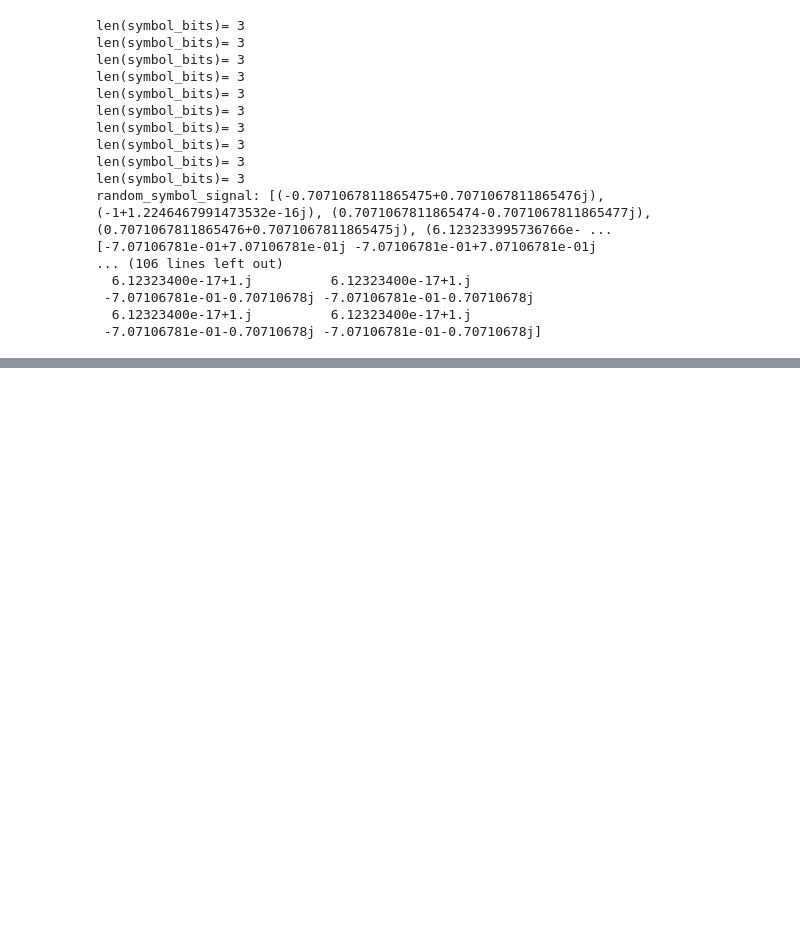
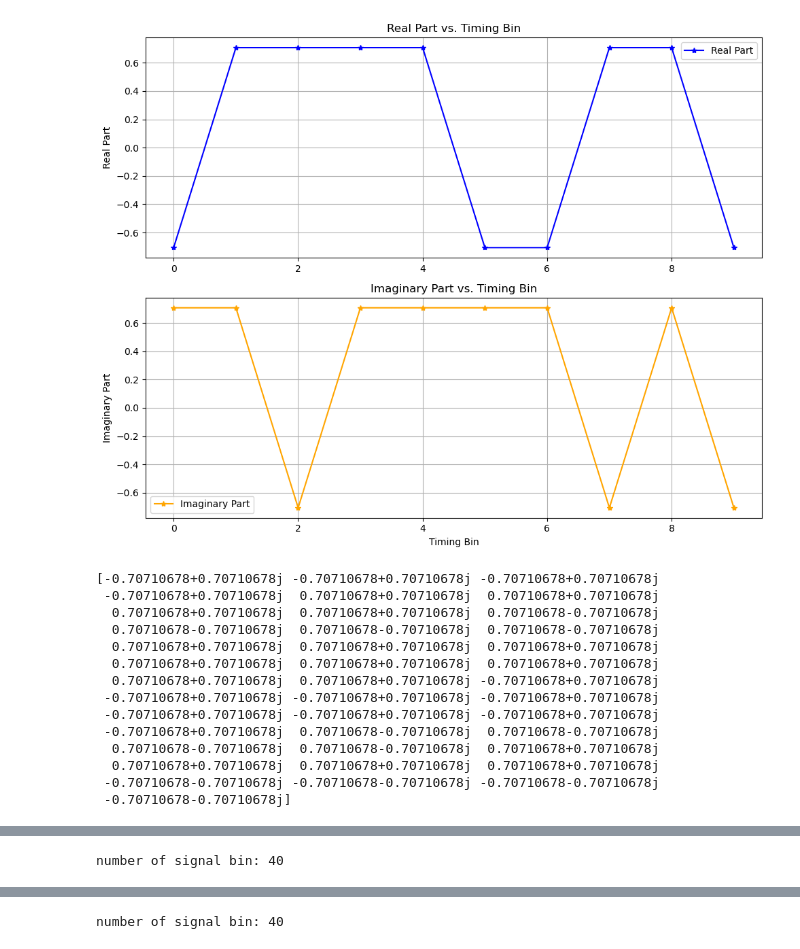
Before and after one commit to LeonMac/notebook, a Jupyter notebook: signal/signal_1.ipynb, the cells around one changed output, grey strips where cells are left out. Saved outputs shown, nothing was run; the diff lists cells and outputs as text; code cells hidden in the pictures; blank space fills up the shorter version.

```diff
--- a/signal/signal_1.ipynb
+++ b/signal/signal_1.ipynb
@@ -246,37 +313,11 @@ def upsample_signal(signal, upsample_factor=4):
 
     return upsampled_signal
 # %%
-# Example usage:
-num_symbls = 10
-upsample_factor = 8
-
-# Generate a signal with a random pattern
-random_symbol_signal = gen_raw_signal(num_symbls, None, '8psk')
-print("random_symbol_signal:", random_symbol_signal)
-upsampled_random_symbol_signal = upsample_signal(random_symbol_signal, upsample_factor)
-print("upsampled_random_symbol_signal:", upsampled_random_symbol_signal)
-
-# Generate a signal with a specified pattern
-custom_pattern = [0, 1]
-custom_symbol_signal = gen_raw_signal(num_symbls, custom_pattern, '8psk')
-print("custom_binary_signal:", custom_binary_signal)
-upsampled_custom_symbol_signal = upsample_signal(custom_symbol_signal, 2)
-print("upsampled_custom_symbol_signal:", upsampled_custom_symbol_signal)
+def test_upsampled_signal(num_symbls, upsample_factor, pattern=None, mod=QPSK):
+    text = f"Custom Pattern ({mod}): " if pattern == None else f"Random Pattern({mod}): "
+    symbol_signal = gen_symbol_signal(num_symbs, pattern, mod)
+    plot_complex(symbol_signal)
+    upsampled_signal = upsample_signal(symbol_signal, upsample_factor)
+    #print(text, "\n" , upsampled_signal)
+    plot_complex(upsampled_signal)
+    plot_constellation(upsampled_signal)
-# %% [output]
-len(symbol_bits)= 3
-len(symbol_bits)= 3
-len(symbol_bits)= 3
-len(symbol_bits)= 3
-len(symbol_bits)= 3
-len(symbol_bits)= 3
-len(symbol_bits)= 3
-len(symbol_bits)= 3
-len(symbol_bits)= 3
-len(symbol_bits)= 3
-random_symbol_signal: [(-0.7071067811865475+0.7071067811865476j), (-1+1.2246467991473532e-16j), (0.7071067811865474-0.7071067811865477j), (0.7071067811865476+0.7071067811865475j), (6.123233995736766e- ...
-[-7.07106781e-01+7.07106781e-01j -7.07106781e-01+7.07106781e-01j
-... (106 lines left out)
-  6.12323400e-17+1.j          6.12323400e-17+1.j
- -7.07106781e-01-0.70710678j -7.07106781e-01-0.70710678j
-  6.12323400e-17+1.j          6.12323400e-17+1.j
- -7.07106781e-01-0.70710678j -7.07106781e-01-0.70710678j]
@@ -291,0 +324,24 @@ random_symbol_signal: [(-0.7071067811865475+0.7071067811865476j), (-1+1.22464679
+# %%
+# Example usage:
+num_symbs = 10
+upsample_factor = 4
+
+test_upsampled_signal(num_symbs, upsample_factor)
+# custom_pattern = [0, 1]
+test_upsampled_signal(num_symbs, upsample_factor, None, EPSK)
+# %% [output]
+[figure, added]
+[-0.70710678+0.70710678j -0.70710678+0.70710678j -0.70710678+0.70710678j
+ -0.70710678+0.70710678j  0.70710678+0.70710678j  0.70710678+0.70710678j
+  0.70710678+0.70710678j  0.70710678+0.70710678j  0.70710678-0.70710678j
+  0.70710678-0.70710678j  0.70710678-0.70710678j  0.70710678-0.70710678j
+  0.70710678+0.70710678j  0.70710678+0.70710678j  0.70710678+0.70710678j
+  0.70710678+0.70710678j  0.70710678+0.70710678j  0.70710678+0.70710678j
+  0.70710678+0.70710678j  0.70710678+0.70710678j -0.70710678+0.70710678j
+ -0.70710678+0.70710678j -0.70710678+0.70710678j -0.70710678+0.70710678j
+ -0.70710678+0.70710678j -0.70710678+0.70710678j -0.70710678+0.70710678j
+ -0.70710678+0.70710678j  0.70710678-0.70710678j  0.70710678-0.70710678j
+  0.70710678-0.70710678j  0.70710678-0.70710678j  0.70710678+0.70710678j
+  0.70710678+0.70710678j  0.70710678+0.70710678j  0.70710678+0.70710678j
+ -0.70710678-0.70710678j -0.70710678-0.70710678j -0.70710678-0.70710678j
+ -0.70710678-0.70710678j]
@@ -291,0 +349 @@ random_symbol_signal: [(-0.7071067811865475+0.7071067811865476j), (-1+1.22464679
+number of signal bin: 40
@@ -291,0 +373 @@ random_symbol_signal: [(-0.7071067811865475+0.7071067811865476j), (-1+1.22464679
+number of signal bin: 40
```
Also changed, not shown: parts of 36 cells of this notebook, 2 other files.
